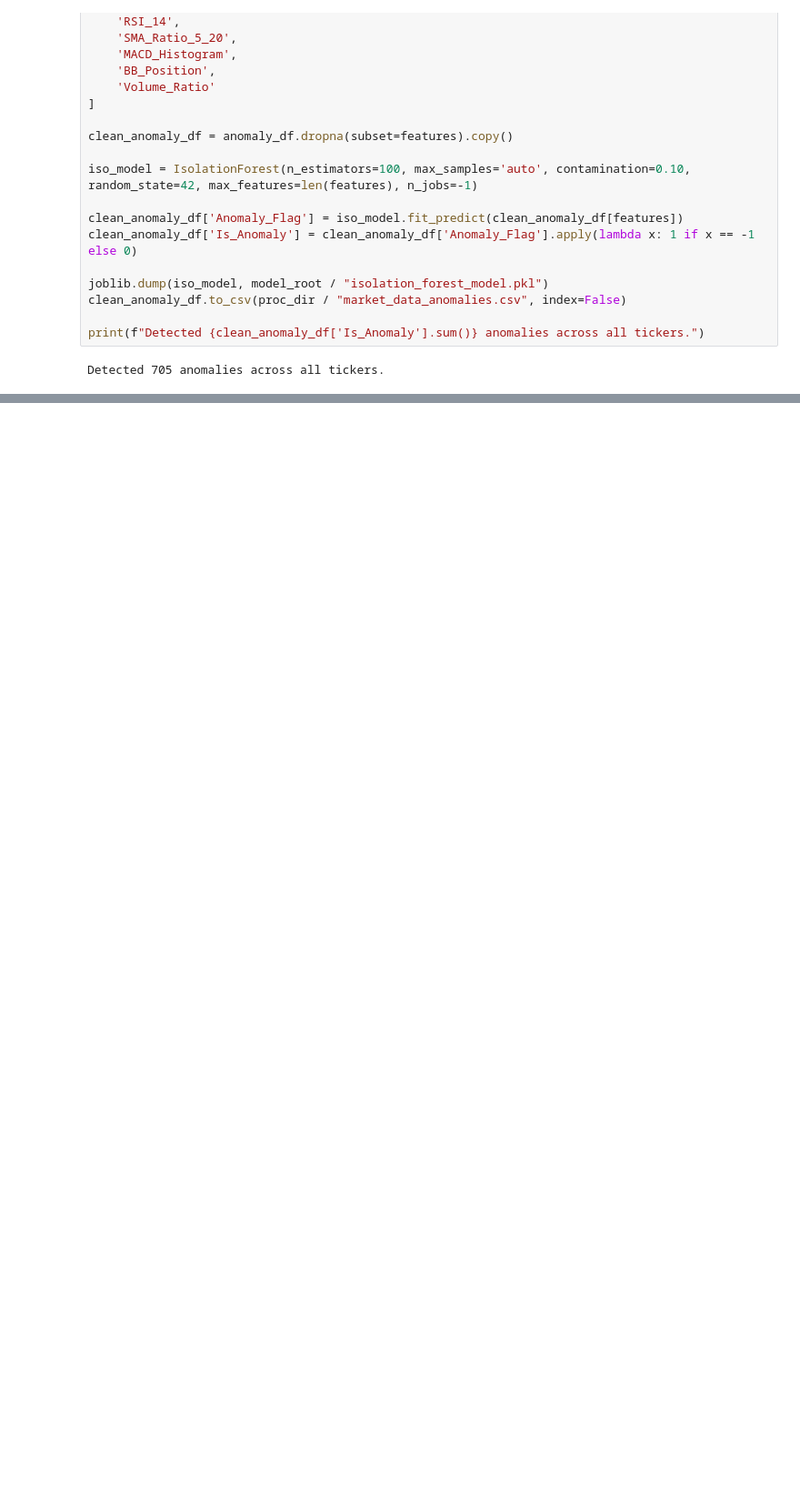
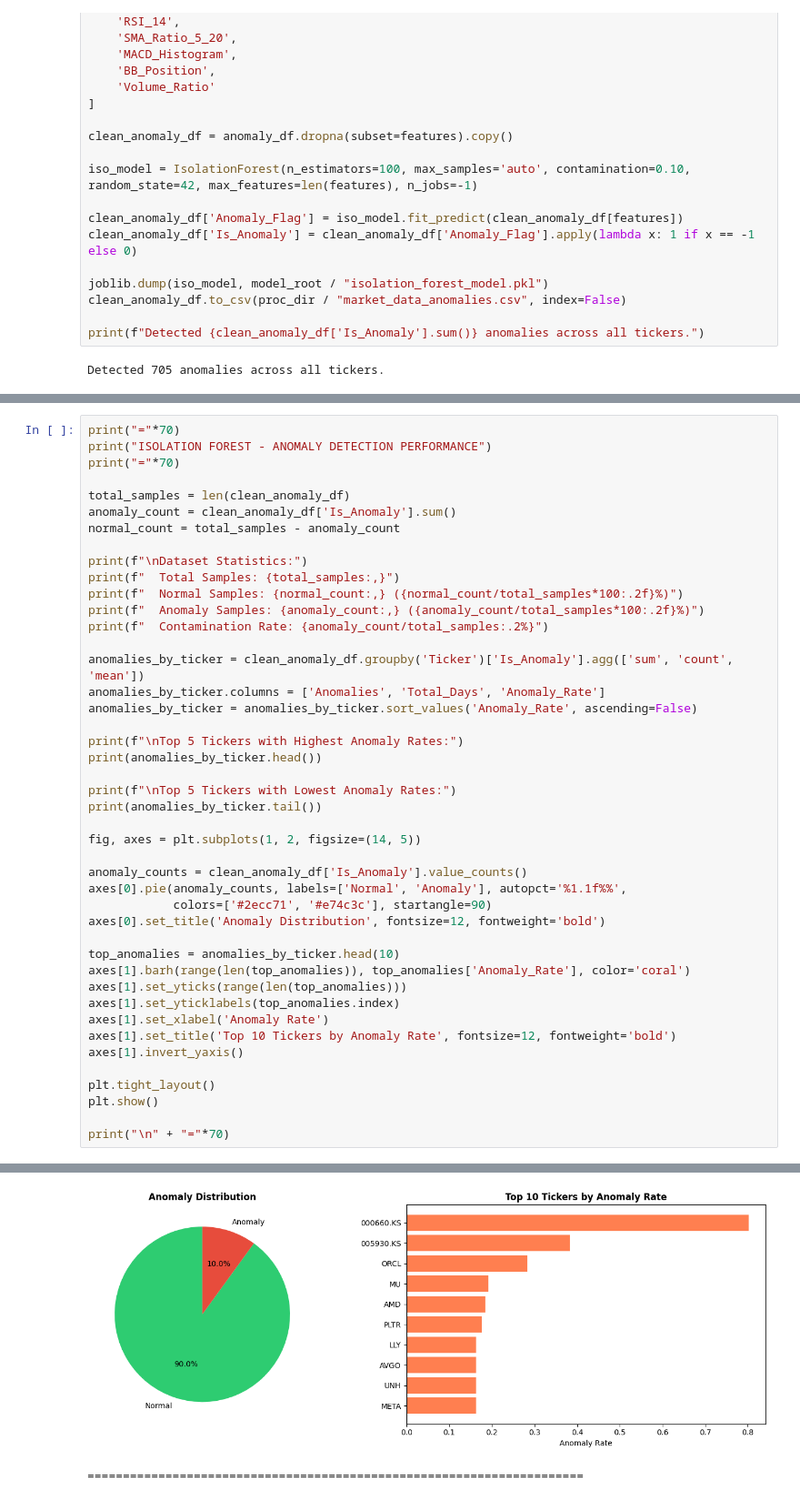
Before and after one commit to racksyyy/Stock-Market-Trend-Analysis, a Jupyter notebook: Notebooks/Stock_Market_Trend_Analysis.ipynb, the cells around one changed output, grey strips where cells are left out. Shown at 91% size. Drawn from its saved outputs; the diff is of its cells as text; blank space fills up the shorter version.

```diff
--- a/Notebooks/Stock_Market_Trend_Analysis.ipynb
+++ b/Notebooks/Stock_Market_Trend_Analysis.ipynb
@@ -231,0 +357,45 @@ Detected 705 anomalies across all tickers.
+# %%
+print("="*70)
+print("ISOLATION FOREST - ANOMALY DETECTION PERFORMANCE")
+print("="*70)
+
+total_samples = len(clean_anomaly_df)
+anomaly_count = clean_anomaly_df['Is_Anomaly'].sum()
+normal_count = total_samples - anomaly_count
+
+print(f"\nDataset Statistics:")
+print(f"  Total Samples: {total_samples:,}")
+print(f"  Normal Samples: {normal_count:,} ({normal_count/total_samples*100:.2f}%)")
+print(f"  Anomaly Samples: {anomaly_count:,} ({anomaly_count/total_samples*100:.2f}%)")
+print(f"  Contamination Rate: {anomaly_count/total_samples:.2%}")
+
+anomalies_by_ticker = clean_anomaly_df.groupby('Ticker')['Is_Anomaly'].agg(['sum', 'count', 'mean'])
+anomalies_by_ticker.columns = ['Anomalies', 'Total_Days', 'Anomaly_Rate']
+anomalies_by_ticker = anomalies_by_ticker.sort_values('Anomaly_Rate', ascending=False)
+
+print(f"\nTop 5 Tickers with Highest Anomaly Rates:")
+print(anomalies_by_ticker.head())
+
+print(f"\nTop 5 Tickers with Lowest Anomaly Rates:")
+print(anomalies_by_ticker.tail())
+
+fig, axes = plt.subplots(1, 2, figsize=(14, 5))
+
+anomaly_counts = clean_anomaly_df['Is_Anomaly'].value_counts()
+axes[0].pie(anomaly_counts, labels=['Normal', 'Anomaly'], autopct='%1.1f%%',
+            colors=['#2ecc71', '#e74c3c'], startangle=90)
+axes[0].set_title('Anomaly Distribution', fontsize=12, fontweight='bold')
+
+top_anomalies = anomalies_by_ticker.head(10)
+axes[1].barh(range(len(top_anomalies)), top_anomalies['Anomaly_Rate'], color='coral')
+axes[1].set_yticks(range(len(top_anomalies)))
+axes[1].set_yticklabels(top_anomalies.index)
+axes[1].set_xlabel('Anomaly Rate')
+axes[1].set_title('Top 10 Tickers by Anomaly Rate', fontsize=12, fontweight='bold')
+axes[1].invert_yaxis()
+
+plt.tight_layout()
+plt.show()
+
+print("\n" + "="*70)
+# %% [output]
@@ -231,0 +419,2 @@ Detected 705 anomalies across all tickers.
+[figure, added]
+======================================================================
```
Also changed, not shown: parts of 24 cells of this notebook, 10 other files.
